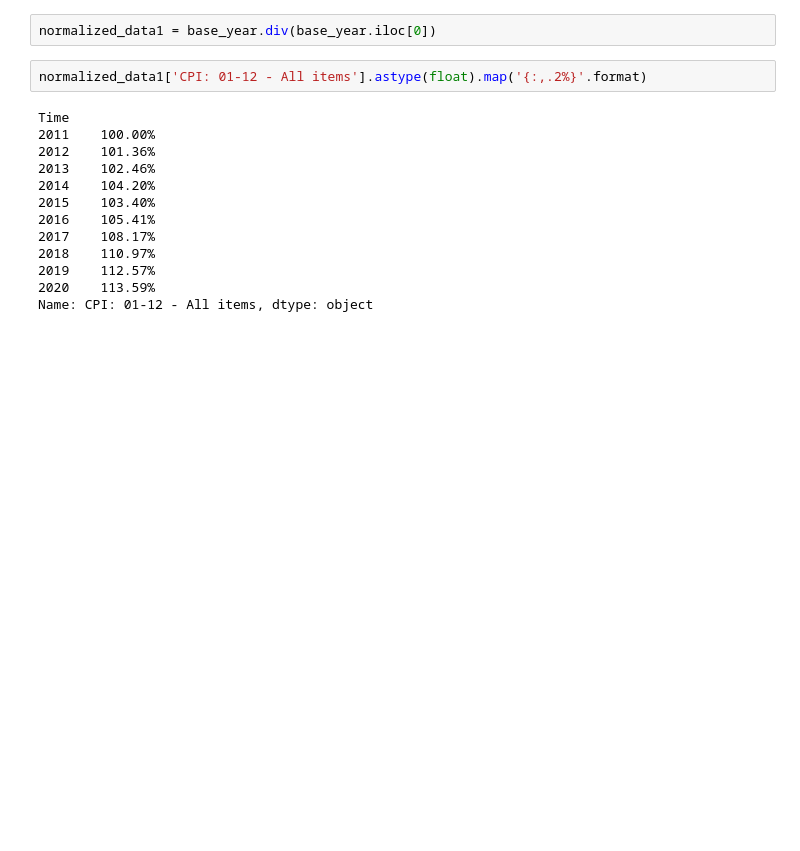
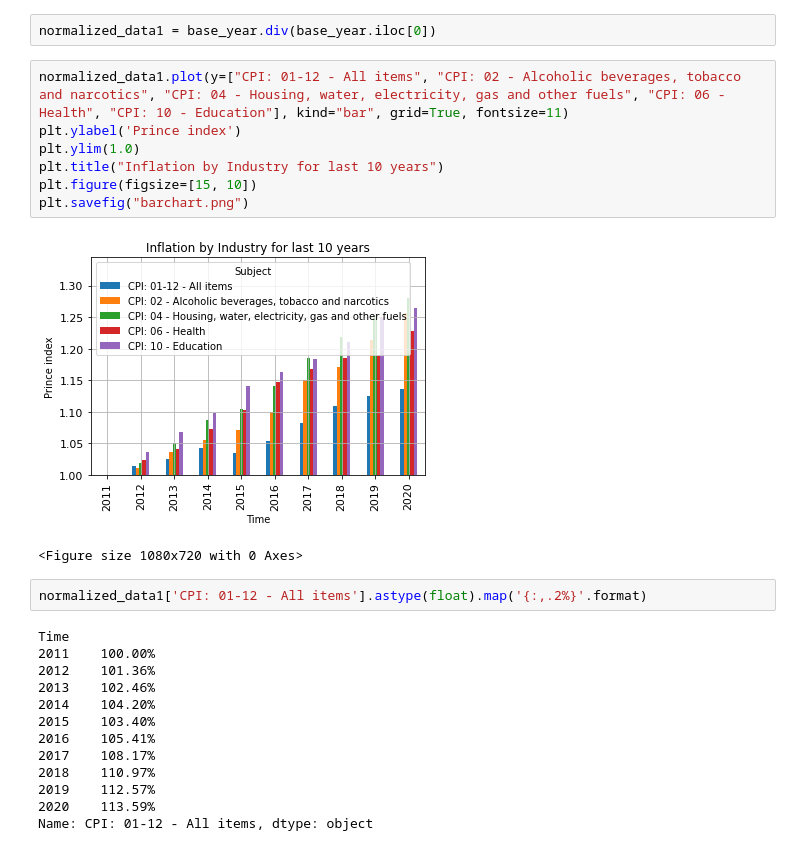
Before and after one commit to Efe-C-3/InflationRateAnalytics, a Jupyter notebook: inflation.ipynb, the cells around one changed output. Cells and saved outputs as stored; diff of their text form; blank space fills up the shorter version.

Commit message:
created bar chart

```diff
--- a/inflation.ipynb
+++ b/inflation.ipynb
@@ -203,6 +203,16 @@ base_year.div(base_year.iloc[0])
 | 2020 | 1.090641 | 1.135875 | 1.256529 | 0.921526 | ... |
 # %%
 normalized_data1 = base_year.div(base_year.iloc[0])
+# %%
+normalized_data1.plot(y=["CPI: 01-12 - All items", "CPI: 02 - Alcoholic beverages, tobacco and narcotics", "CPI: 04 - Housing, water, electricity, gas and other fuels", "CPI: 06 - Health", "CPI: 10 - Education"], kind="bar", grid=True, fontsize=11)
+plt.ylabel('Prince index')
+plt.ylim(1.0)
+plt.title("Inflation by Industry for last 10 years")
+plt.figure(figsize=[15, 10])
+plt.savefig("barchart.png")
+# %% [output]
+[figure, added]
+<Figure size 1080x720 with 0 Axes>
 # %%
 normalized_data1['CPI: 01-12 - All items'].astype(float).map('{:,.2%}'.format)
 # %% [output]
```
Also changed, not shown: parts of 4 cells of this notebook, 1 other file.
